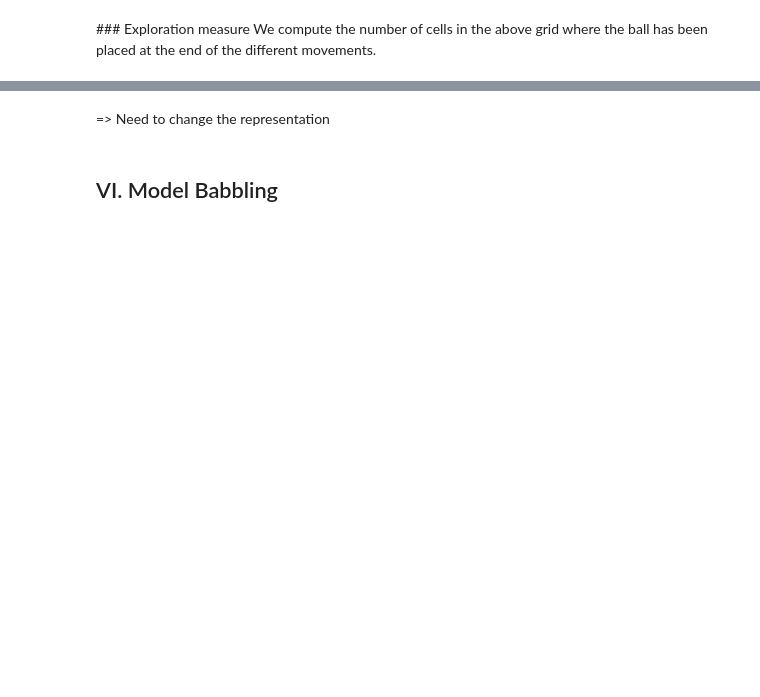
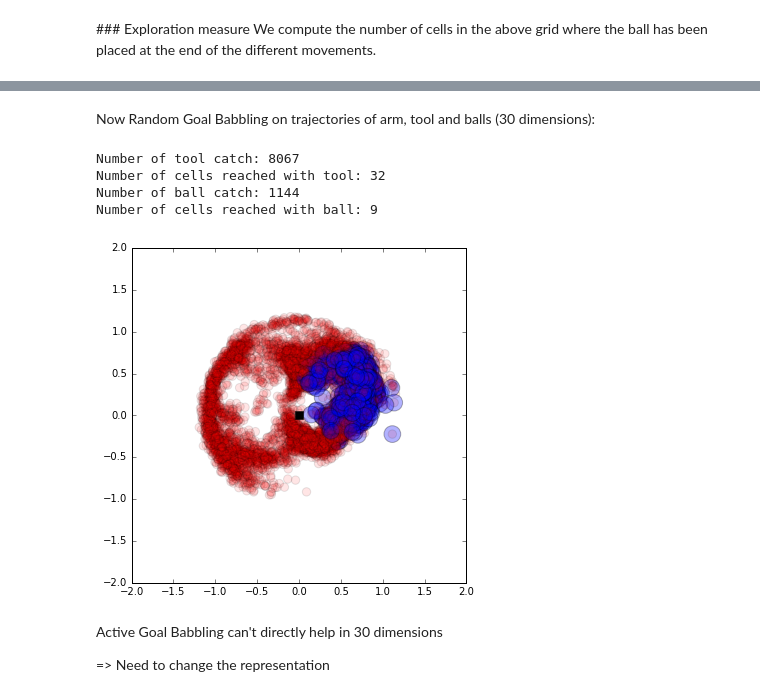
Before and after one commit to sebastien-forestier/ExplorationAlgorithms, a Jupyter notebook: main.ipynb, the cells around one changed output, grey strips where cells are left out. Drawn from its saved outputs; the diff is of its cells as text; code cells hidden in the pictures; blank space fills up the shorter version.

```diff
--- a/main.ipynb
+++ b/main.ipynb
@@ -334,4 +297,63 @@ Test AGB
+# %% [markdown]
+Now Random Goal Babbling on trajectories of arm, tool and balls (30 dimensions):
+# %%
+fig, ax = plt.subplots()
+ax.set_aspect('equal')
+ax.set_xlim((-2, 2.))
+ax.set_ylim((-2., 2.))
+ax.plot(0., 0., 'sk', ms=8)
+explored_s_agb_t = []
+explored_s_agb_o = []
+
+def plot_s(s):
+    global explored_s_agb_t, explored_s_agb_o
+    if abs(s[17] - 0.6) > 0.001:
+        explored_s_agb_o += [[s[14], s[17]]]
+        ax.add_patch(Circle(tuple(environment3.s_traj[-1,4:6]), 0.1, fc="b", alpha=0.3))
+    if abs(s[11] - 0.46213203) > 0.001:
+        explored_s_agb_t += [[s[8], s[11]]]
+        ax.add_patch(Circle(tuple(environment3.s_traj[-1,2:4]), 0.05, fc="r", alpha=0.1))
+
+
+sm_model = SensorimotorModel.from_configuration(environment3.conf, 'nearest_neighbor', 'default')
+sigma_explo_ratio = 0.05
+
+
+# Bootstrap model: 1 random motor babbling
+m = environment3.random_motors()[0]
+s = environment3.update(m)
+sm_model.update(m, s)
+
+for _ in range(100000):
+    if (not sm_model.bootstrapped_s) or random() < 0.2:
+        m = environment3.random_motors()[0]
+        s = environment3.update(m)
+        sm_model.update(m, s)
+    else:
+        # sample a sensory goal maximizing learning progress using the interest model:
+        s_goal = rand_bounds(environment3.conf.s_bounds)[0]
+        # infer a motor command to reach that goal using the Nearest Neighbor algorithm:
+        m = sm_model.model.infer_order(tuple(s_goal))
+        # add exploration noise (of variance sigma) to experiment new motor parameters:
+        m = normal(m, sigma_explo_ratio)
+        # execute this command and observe the corresponding sensory effect:
+        s = environment3.update(m)
+        # update the sensorimotor model:
+        sm_model.update(m, s)
+    plot_s(s) # plot the observed sensory effect
+
+
+print "Number of tool catch:", len(explored_s_agb_t)
+print "Number of cells reached with tool:", int(compute_explo(array(explored_s_agb_t), array([-2., -2.]), array([2., 2.]), gs=grid_size))
+print "Number of ball catch:", len(explored_s_agb_o)
+print "Number of cells reached with ball:", int(compute_explo(array(explored_s_agb_o), array([-2., -2.]), array([2., 2.]), gs=grid_size))
+# %% [output]
+Number of tool catch: 8067
+Number of cells reached with tool: 32
+Number of ball catch: 1144
+Number of cells reached with ball: 9
+[figure, added]
 # %% [markdown]
+Active Goal Babbling can't directly help in 30 dimensions
+
 => Need to change the representation
-# %% [markdown]
-## VI. Model Babbling
```
Also changed, not shown: parts of 29 cells of this notebook, 4 other files.
